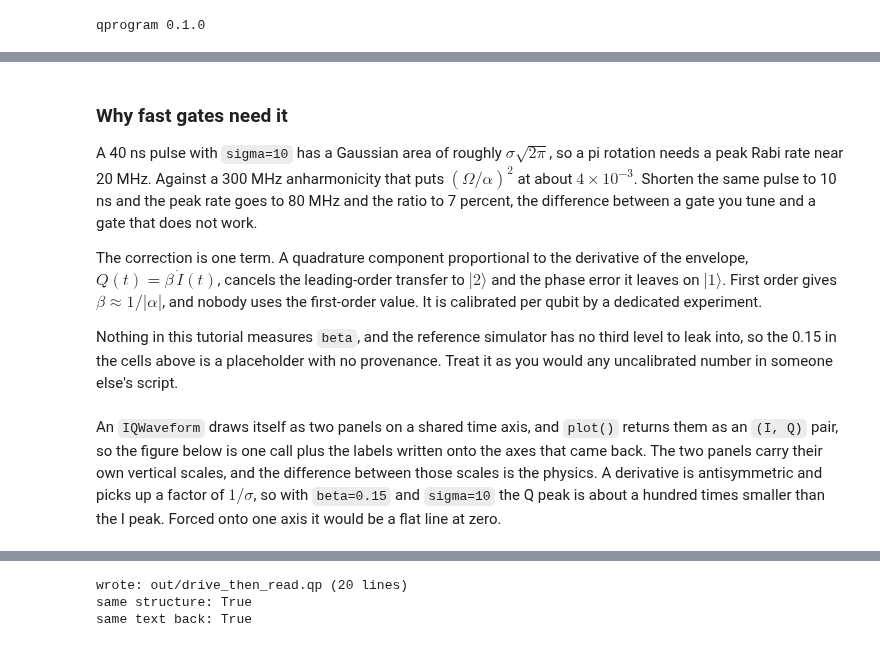
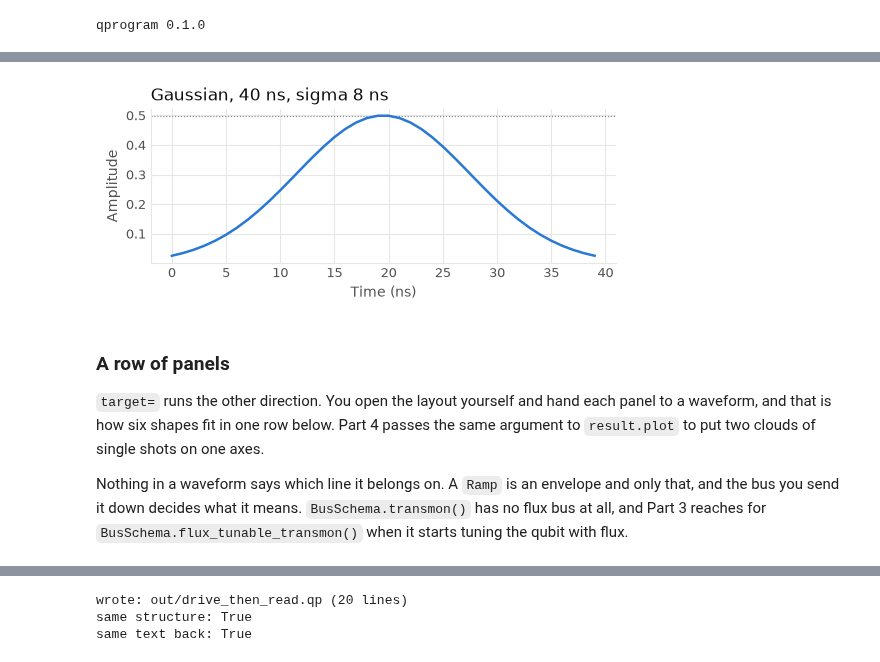
Before and after one commit to qilimanjaro-tech/ieee-qce26-qprogram-tutorial, a Jupyter notebook: notebooks/01_pulse_programs.ipynb, the cells around one changed output, grey strips where cells are left out. Cells and saved outputs as stored; diff of their text form; code cells hidden in the pictures.

```diff
--- a/notebooks/01_pulse_programs.ipynb
+++ b/notebooks/01_pulse_programs.ipynb
@@ -414,10 +380,13 @@ A drive line is a pair of paths, I and Q, fed through an IQ mixer. An `IQWavefor
+# %%
+ax = drive_envelope.plot()
+ax.set_title(f"Gaussian, {drive_envelope.get_duration()} ns, sigma {drive_envelope.sigma} ns", loc="left")
+ax.axhline(drive_envelope.peak_amplitude(), color="grey", linestyle=":", linewidth=0.8)
+plt.show()
+# %% [output]
+[figure, added]
 # %% [markdown]
-### Why fast gates need it
+### A row of panels
 
-A 40 ns pulse with `sigma=10` has a Gaussian area of roughly $\sigma\sqrt{2\pi}$, so a pi rotation needs a peak Rabi rate near 20 MHz. Against a 300 MHz anharmonicity that puts $(\Omega/\alpha)^2$ at about $4\times10^{-3}$. Shorten the same pulse to 10 ns and the peak rate goes to 80 MHz and the ratio to 7 percent, the difference between a gate you tune and a gate that does not work.
+`target=` runs the other direction. You open the layout yourself and hand each panel to a waveform, and that is how six shapes fit in one row below. Part 4 passes the same argument to `result.plot` to put two clouds of single shots on one axes.
 
-The correction is one term. A quadrature component proportional to the derivative of the envelope, $Q(t) = \beta\,\dot{I}(t)$, cancels the leading-order transfer to $|2\rangle$ and the phase error it leaves on $|1\rangle$. First order gives $\beta \approx 1/|\alpha|$, and nobody uses the first-order value. It is calibrated per qubit by a dedicated experiment.
-
-Nothing in this tutorial measures `beta`, and the reference simulator has no third level to leak into, so the 0.15 in the cells above is a placeholder with no provenance. Treat it as you would any uncalibrated number in someone else's script.
+Nothing in a waveform says which line it belongs on. A `Ramp` is an envelope and only that, and the bus you send it down decides what it means. `BusSchema.transmon()` has no flux bus at all, and Part 3 reaches for `BusSchema.flux_tunable_transmon()` when it starts tuning the qubit with flux.
-# %% [markdown]
-An `IQWaveform` draws itself as two panels on a shared time axis, and `plot()` returns them as an `(I, Q)` pair, so the figure below is one call plus the labels written onto the axes that came back. The two panels carry their own vertical scales, and the difference between those scales is the physics. A derivative is antisymmetric and picks up a factor of $1/\sigma$, so with `beta=0.15` and `sigma=10` the Q peak is about a hundred times smaller than the I peak. Forced onto one axis it would be a flat line at zero.
```
Also changed, not shown: parts of 84 cells of this notebook, 17 other files.
